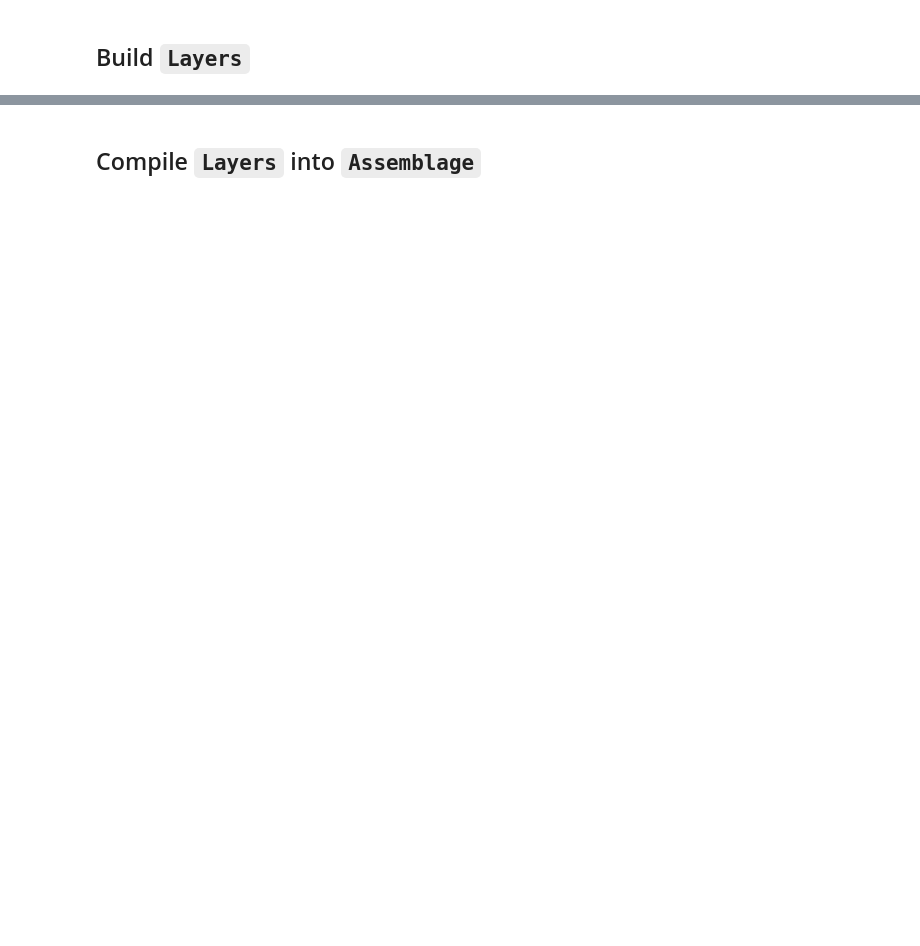
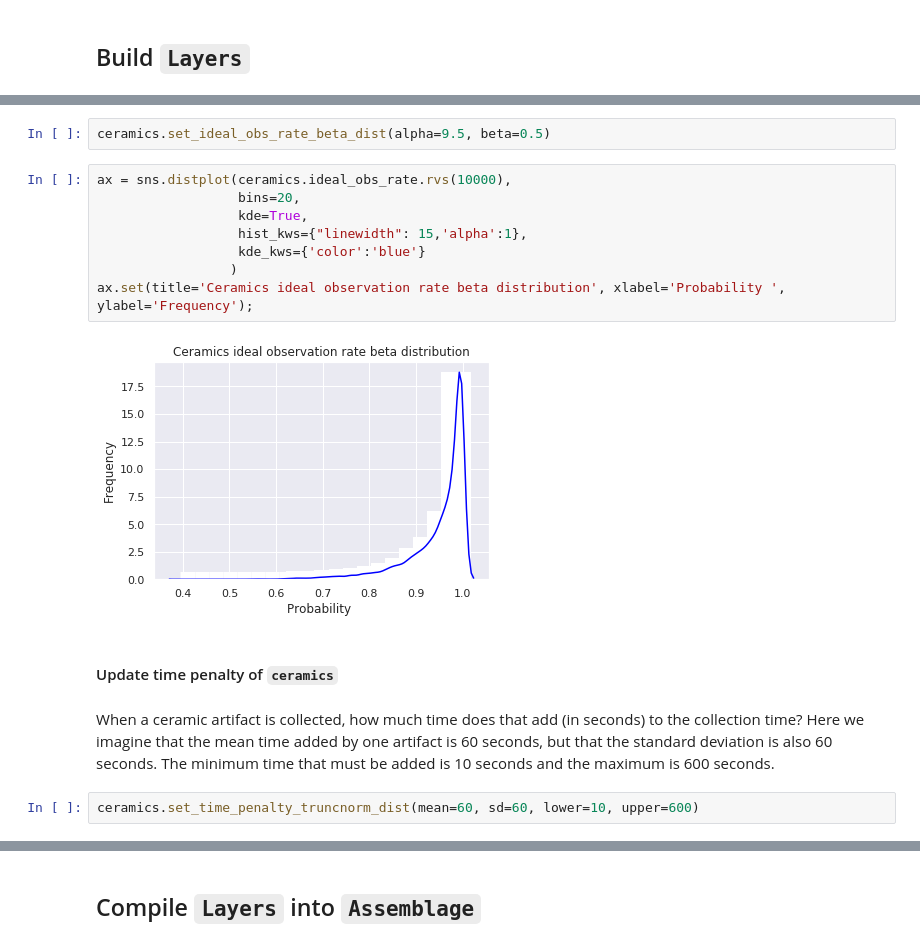
Before and after one commit to deppen8/prospect, a Jupyter notebook: notebooks/simulation_hack_alpha.ipynb, the cells around one changed output, grey strips where cells are left out. Saved outputs shown, nothing was run; the diff lists cells and outputs as text; blank space fills up the shorter version.

```diff
--- a/notebooks/simulation_hack_alpha.ipynb
+++ b/notebooks/simulation_hack_alpha.ipynb
@@ -63,0 +60,18 @@ ceramics.__dict__
+# %%
+ceramics.set_ideal_obs_rate_beta_dist(alpha=9.5, beta=0.5)
+# %%
+ax = sns.distplot(ceramics.ideal_obs_rate.rvs(10000),
+                  bins=20,
+                  kde=True,
+                  hist_kws={"linewidth": 15,'alpha':1},
+                  kde_kws={'color':'blue'}
+                 )
+ax.set(title='Ceramics ideal observation rate beta distribution', xlabel='Probability ', ylabel='Frequency');
+# %% [output]
+[figure, added]
+# %% [markdown]
+#### Update time penalty of `ceramics`
+# %% [markdown]
+When a ceramic artifact is collected, how much time does that add (in seconds) to the collection time? Here we imagine that the mean time added by one artifact is 60 seconds, but that the standard deviation is also 60 seconds. The minimum time that must be added is 10 seconds and the maximum is 600 seconds.
+# %%
+ceramics.set_time_penalty_truncnorm_dist(mean=60, sd=60, lower=10, upper=600)
```
Also changed, not shown: parts of 78 cells of this notebook.
